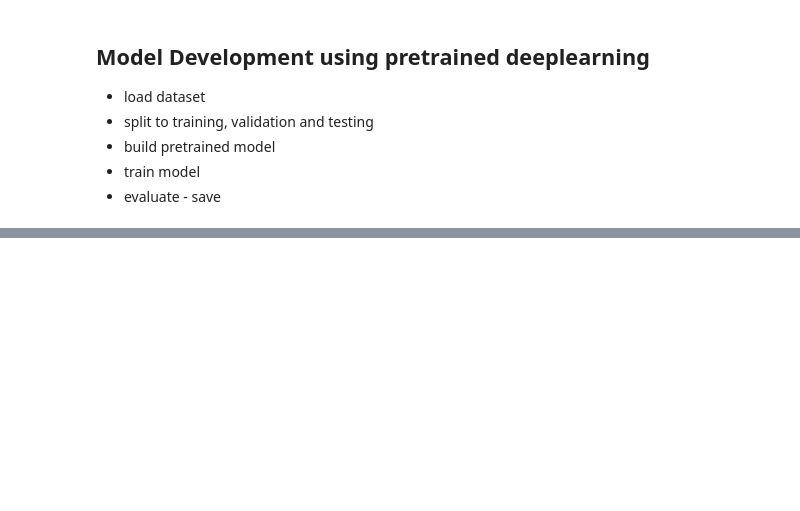
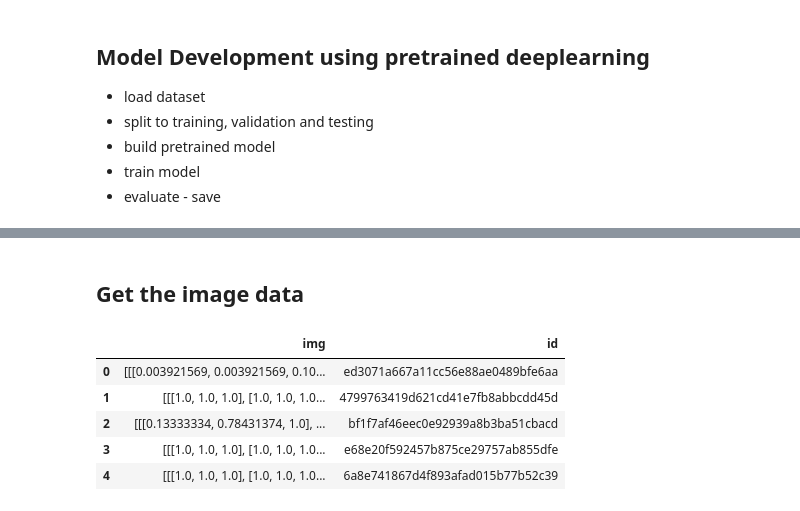
Before and after one commit to benkart-week-11/creative-optimisation-cv, a Jupyter notebook: notebooks/ModelDevelopment.ipynb, the cells around one changed output, grey strips where cells are left out. Cells and saved outputs as stored; diff of their text form; code cells hidden in the pictures; blank space fills up the shorter version.

```diff
--- a/notebooks/ModelDevelopment.ipynb
+++ b/notebooks/ModelDevelopment.ipynb
@@ -22,0 +52,12 @@ import tensorflow as tf
+# %% [markdown]
+## Get the image data
+# %%
+img_df = dl.read_image_data()
+img_df.head()
+# %% [output]
+|  | img | id |
+| 0 | [[[0.003921569, 0.003921569, 0.10... | ed3071a667a11cc56e88ae0489bfe6aa |
+| 1 | [[[1.0, 1.0, 1.0], [1.0, 1.0, 1.0... | 4799763419d621cd41e7fb8abbcdd45d |
+| 2 | [[[0.13333334, 0.78431374, 1.0], ... | bf1f7af46eec0e92939a8b3ba51cbacd |
+| 3 | [[[1.0, 1.0, 1.0], [1.0, 1.0, 1.0... | e68e20f592457b875ce29757ab855dfe |
+| 4 | [[[1.0, 1.0, 1.0], [1.0, 1.0, 1.0... | 6a8e741867d4f893afad015b77b52c39 |
```
Also changed, not shown: parts of 13 cells of this notebook, 6 other files.
